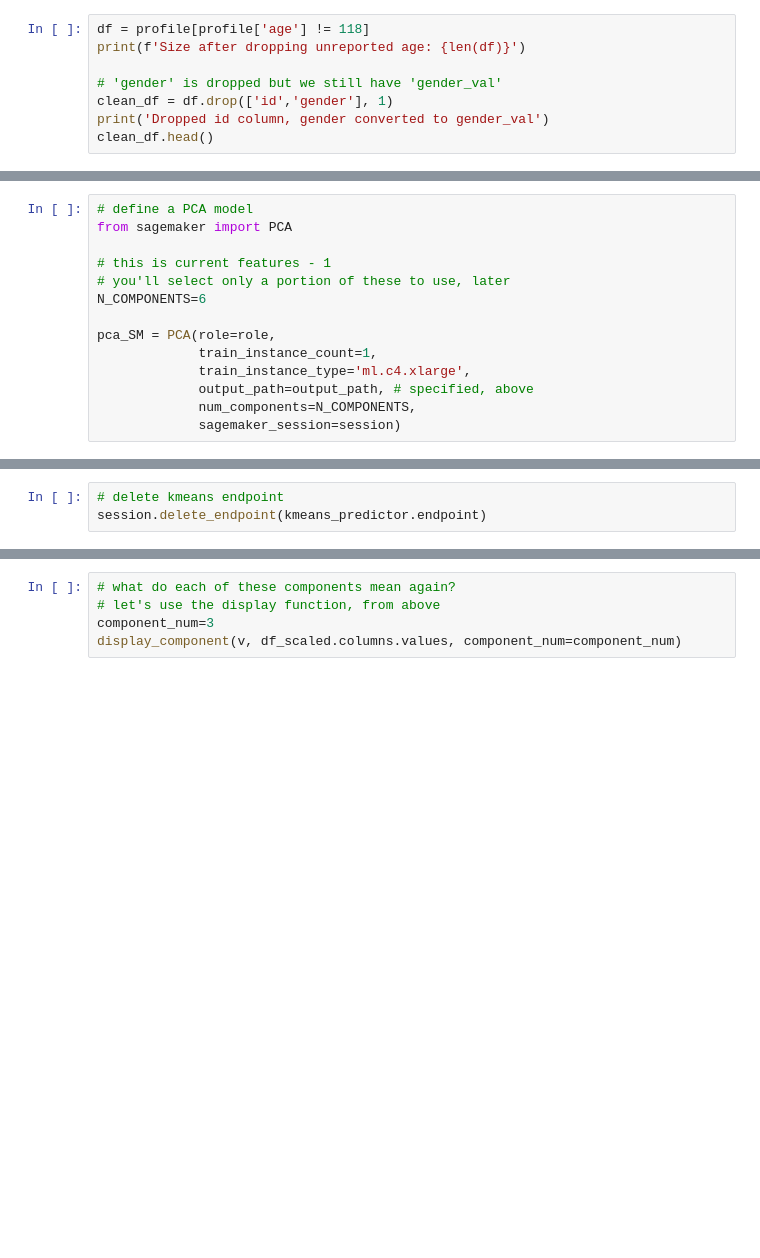
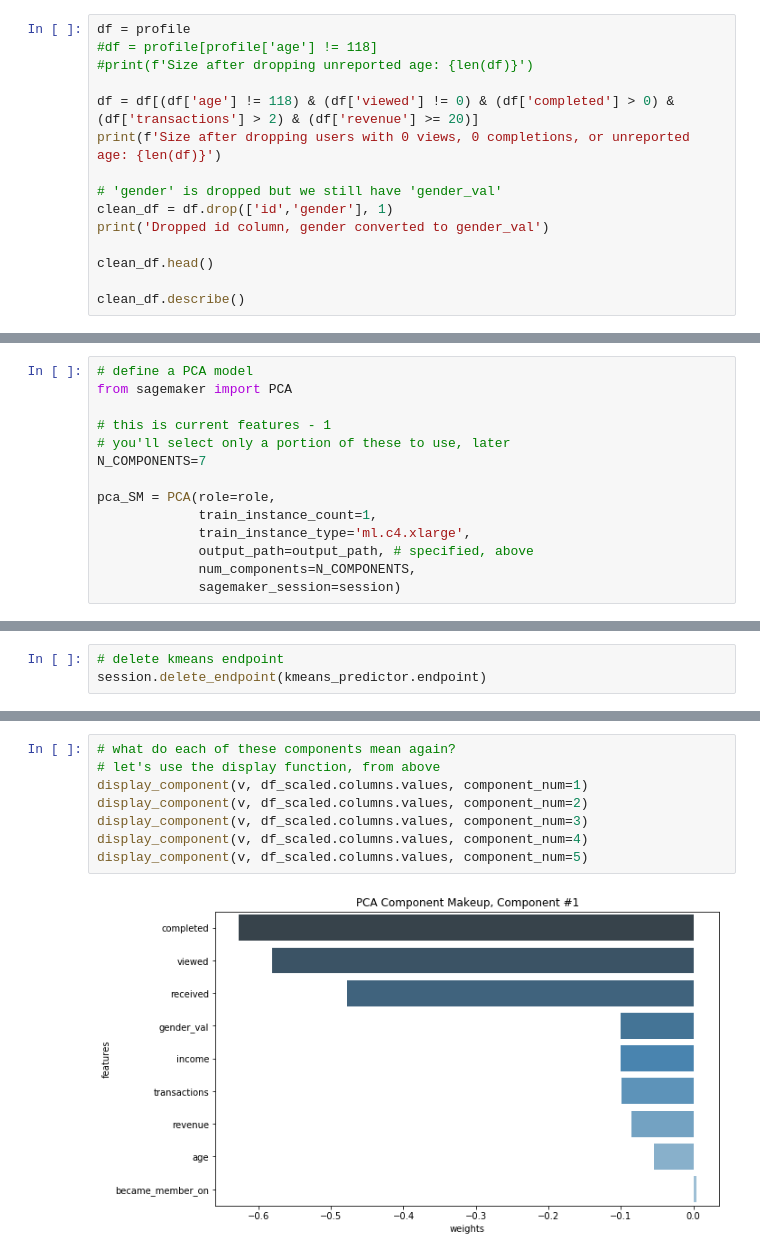
Before and after one commit to t-cun/Udacity_ML_Capstone, a Jupyter notebook: Capstone_notebook.ipynb, the cells around one changed output, grey strips where cells are left out. Saved outputs shown, nothing was run; the diff lists cells and outputs as text; blank space fills up the shorter version.

```diff
--- a/Capstone_notebook.ipynb
+++ b/Capstone_notebook.ipynb
@@ -165,10 +262,17 @@ result.head(10)
 # Drop a few columns
 We can drop a couple things. Firstly, we no longer need the id as it cannot be normalized and we no longer have a use for it. Secondly, for our early model, lets drop any users who haven't reported their age - this is manifested by a reported age of '118'
 # %%
-df = profile[profile['age'] != 118]
-print(f'Size after dropping unreported age: {len(df)}')
+df = profile
+#df = profile[profile['age'] != 118]
+#print(f'Size after dropping unreported age: {len(df)}')
+
+df = df[(df['age'] != 118) & (df['viewed'] != 0) & (df['completed'] > 0) & (df['transactions'] > 2) & (df['revenue'] >= 20)]
+print(f'Size after dropping users with 0 views, 0 completions, or unreported age: {len(df)}')
 
 # 'gender' is dropped but we still have 'gender_val'
 clean_df = df.drop(['id','gender'], 1)
 print('Dropped id column, gender converted to gender_val')
+
 clean_df.head()
+
+clean_df.describe()
@@ -216,7 +351,7 @@ from sagemaker import PCA
 
 # this is current features - 1
 # you'll select only a portion of these to use, later
-N_COMPONENTS=6
+N_COMPONENTS=7
 
 pca_SM = PCA(role=role,
              train_instance_count=1,
@@ -476,5 +736,10 @@ plt.show()
 # %%
 # what do each of these components mean again?
 # let's use the display function, from above
-component_num=3
-display_component(v, df_scaled.columns.values, component_num=component_num)
+display_component(v, df_scaled.columns.values, component_num=1)
+display_component(v, df_scaled.columns.values, component_num=2)
+display_component(v, df_scaled.columns.values, component_num=3)
+display_component(v, df_scaled.columns.values, component_num=4)
+display_component(v, df_scaled.columns.values, component_num=5)
+# %% [output]
+[figure, added]
```
Also changed, not shown: parts of 49 cells of this notebook.
